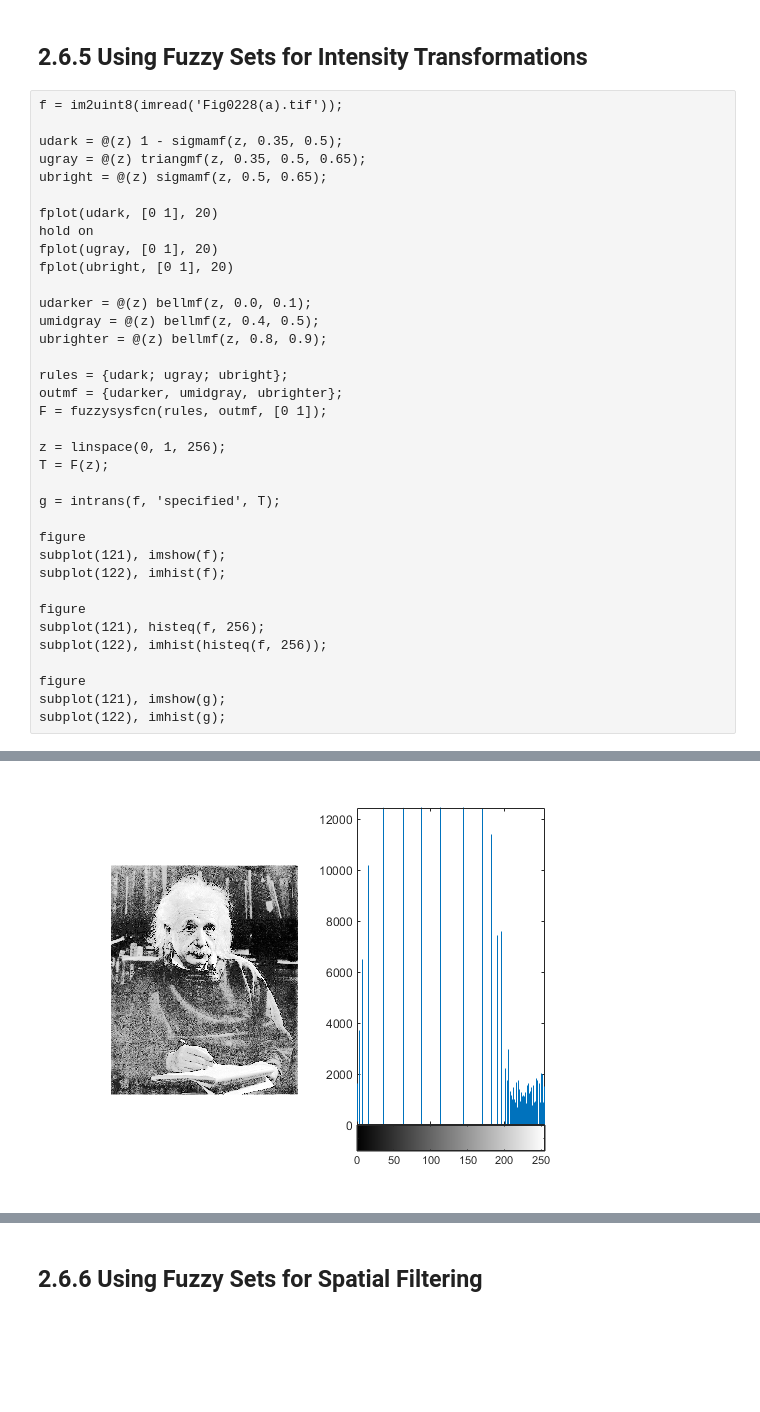
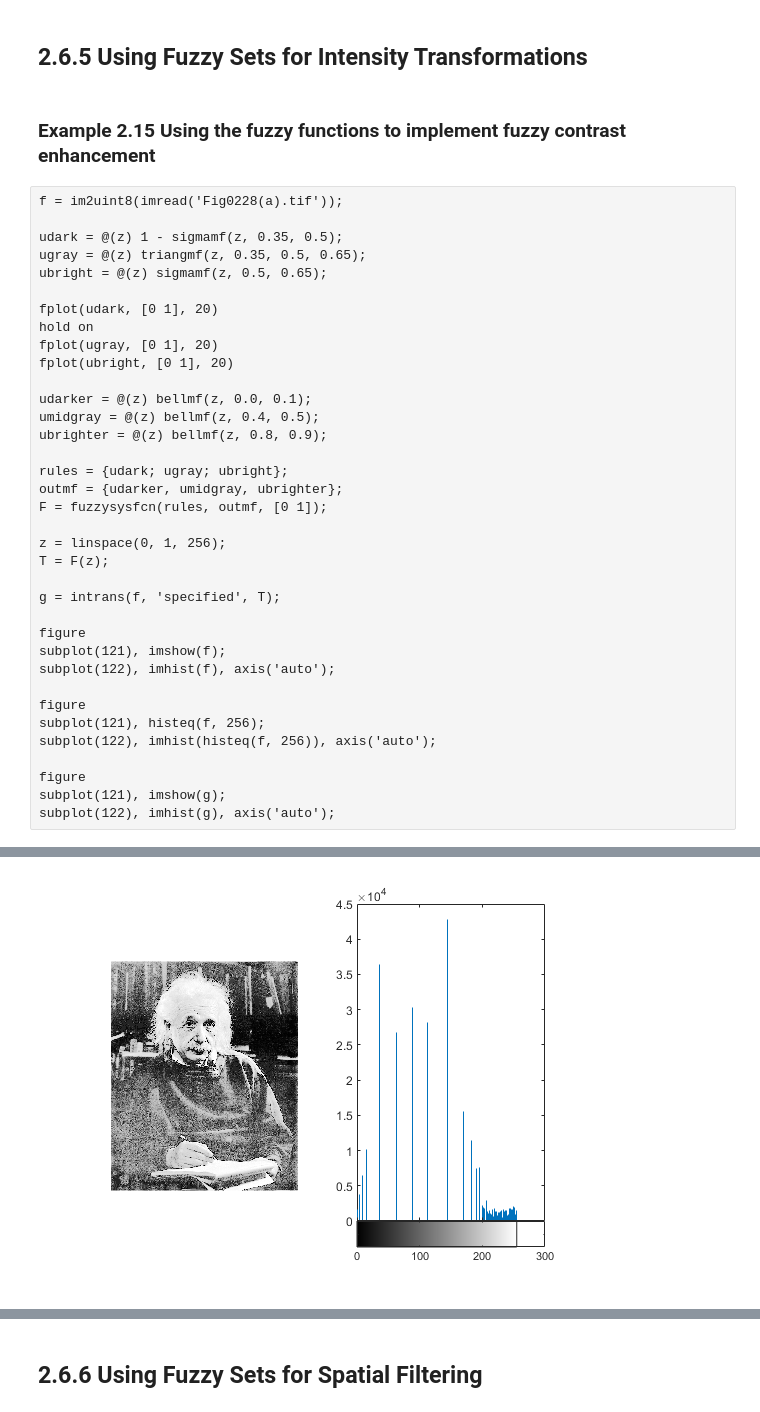
Before and after one commit to SunYufei/dipum2e, a Jupyter notebook: Chapter 2/2.6.ipynb, the cells around one changed output, grey strips where cells are left out. Drawn from its saved outputs; the diff is of its cells as text; blank space fills up the shorter version.

```diff
--- a/Chapter 2/2.6.ipynb
+++ b/Chapter 2/2.6.ipynb
@@ -88,6 +88,8 @@ t =
    13.9638
 # %% [markdown]
 ## 2.6.5 Using Fuzzy Sets for Intensity Transformations
+# %% [markdown]
+### Example 2.15 Using the fuzzy functions to implement fuzzy contrast enhancement
 # %%
 f = im2uint8(imread('Fig0228(a).tif'));
 
@@ -115,13 +117,13 @@ g = intrans(f, 'specified', T);
 
 figure
 subplot(121), imshow(f);
-subplot(122), imhist(f);
+subplot(122), imhist(f), axis('auto');
 
 figure
 subplot(121), histeq(f, 256);
-subplot(122), imhist(histeq(f, 256));
+subplot(122), imhist(histeq(f, 256)), axis('auto');
 
 figure
 subplot(121), imshow(g);
-subplot(122), imhist(g);
+subplot(122), imhist(g), axis('auto');
 # %% [output]
@@ -129 +131 @@ subplot(122), imhist(g);
-[figure, old version]
+[figure, new version]
```
Also changed, not shown: parts of 5 cells of this notebook, 3 other files.
